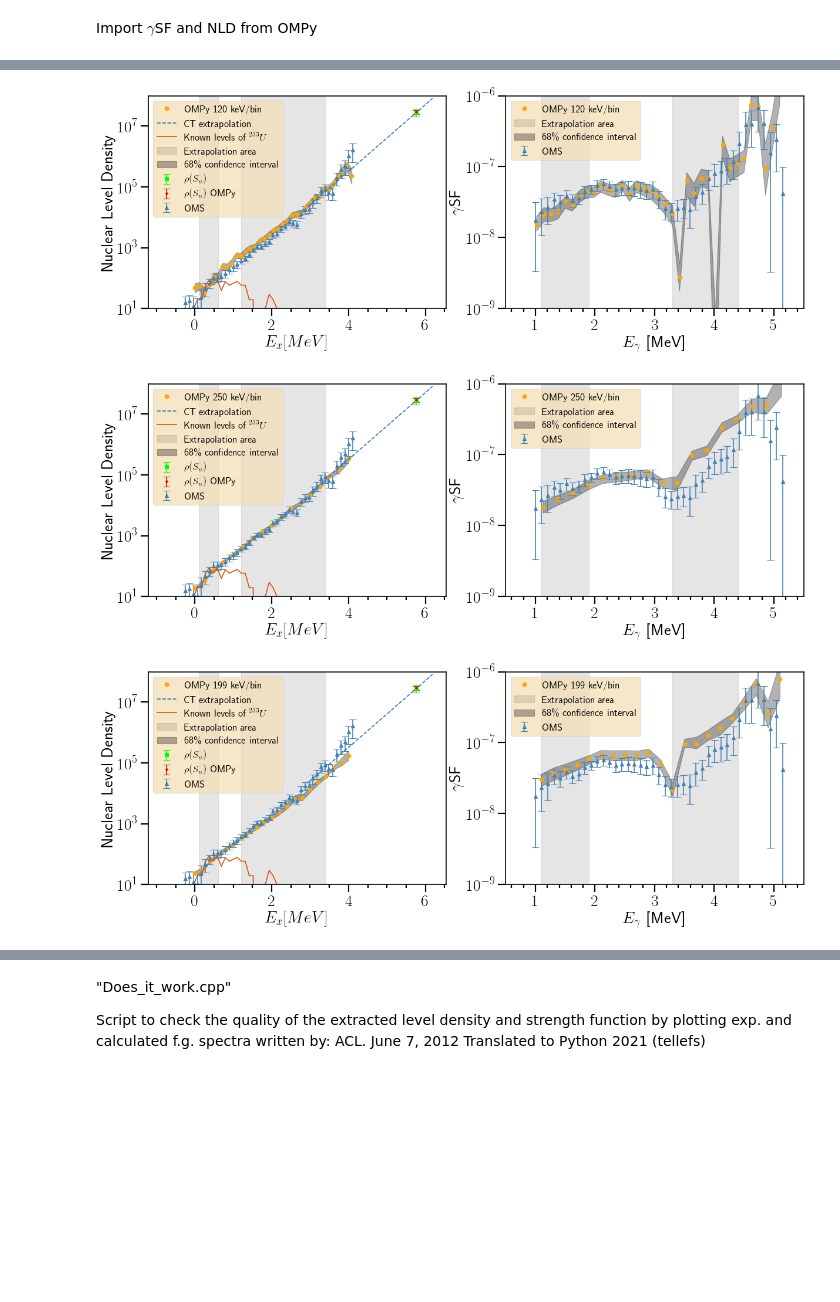
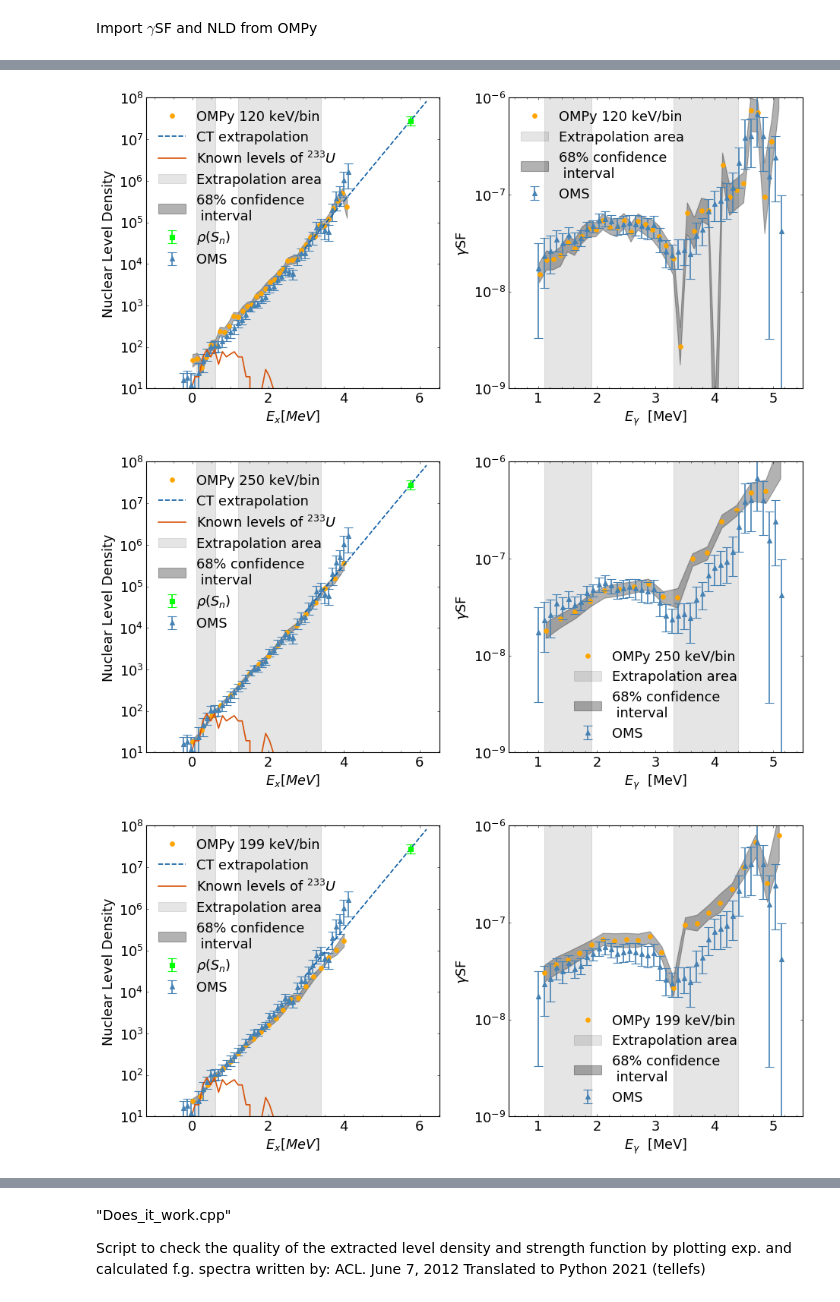
Before and after one commit to tellefs/MasterThesis, a Jupyter notebook: comparing.ipynb, the cells around one changed output, grey strips where cells are left out. Cells and saved outputs as stored; diff of their text form; code cells hidden in the pictures; blank space fills up the shorter version.

```diff
--- a/comparing.ipynb
+++ b/comparing.ipynb
@@ -17,20 +17,3 @@ om.__full_version__;
 np.random.seed(1382398)
 # %%
 from ipynb.fs.full.functions import *
-# %%
-plt.rcParams["figure.dpi"] = 80
-plt.rcParams["errorbar.capsize"] = 5
-plt.rcParams["figure.figsize"] = (10,8)
-plt.rcParams['font.size'] = 25
-plt.rcParams['xtick.major.size'] = 12
-plt.rcParams['xtick.minor.size'] = 5
-plt.rcParams['xtick.major.width'] = 2
-plt.rcParams['xtick.minor.width'] = 2
-plt.rcParams['ytick.major.size'] = 12
-plt.rcParams['ytick.minor.size'] = 5
-plt.rcParams['ytick.major.width'] = 2
-plt.rcParams['ytick.minor.width'] = 2
-plt.rcParams['savefig.dpi'] = 100
-plt.rcParams['lines.linewidth'] = 1.5
-plt.rcParams['axes.linewidth'] = 1.5
-plt.rcParams['text.usetex'] = True
@@ -126,7 +156,7 @@ def plot_gsf_OMPy_vs_OMS(datetime, ax_gsf):
 
     [energy, median, error_upper, error_lower, error] = read_OMPy(datetime)[0]
     #make confidence interval plot
-    ax_gsf.fill_between(energy, error_lower, error_upper, color='black', alpha=0.3, label='68\% confidence interval')
+    ax_gsf.fill_between(energy, error_lower, error_upper, color='black', alpha=0.3, label='68% confidence\n interval')
     ax_gsf.plot(energy, median, marker='o', linestyle='',  color='orange', label='OMPy %.0i keV/bin'%check_kevperbin(energy))
 
 
@@ -141,7 +171,7 @@ def plot_gsf_OMPy_vs_OMS(datetime, ax_gsf):
     ax_gsf.xaxis.set_minor_locator(AutoMinorLocator())
     ax_gsf.set_xlabel('$E_\gamma$  [MeV]')
     ax_gsf.set_ylabel('$\gamma$SF')
-    ax_gsf.legend(fontsize=15, facecolor='wheat', framealpha=0.7)
+    ax_gsf.legend()
 
 fig, ax = plt.subplots()
 plot_gsf_OMPy_vs_OMS('02-04_17:11:09', ax)
@@ -171,15 +201,13 @@ def plot_nld_OMPy_vs_OMS(datetime, ax_nld):
 
     #plotting neutron separation energy
     ax_nld.errorbar(x=Sn, y=rhoSn, yerr=rhoSn_error, marker='s', linestyle='', label='$\\rho(S_n)$', color='lime')
-    ax_nld.errorbar(x=Sn, y=rhoSn_OMPy, yerr=rhoSn_err_OMPy, marker='.', linestyle='', label='$\\rho(S_n)$ OMPy', color='red')
-
 
     #plotting OMS nld
     ax_nld.errorbar(x=energy_nld_OMS[:len(nld_OMS)], y=nld_OMS, yerr=nld_OMS_error,
                 marker='^', linestyle='', label='OMS', color='steelblue')
 
     #plotting OMPy nld
-    ax_nld.fill_between(energy, error_upper, error_lower, color='black', alpha=0.3, label='68\% confidence interval')
+    ax_nld.fill_between(energy, error_upper, error_lower, color='black', alpha=0.3, label='68% confidence\n interval')
     ax_nld.plot(energy, median, marker='o', linestyle='', color='orange', label = 'OMPy %.0i keV/bin'%check_kevperbin(energy))
 
 
@@ -193,7 +221,7 @@ def plot_nld_OMPy_vs_OMS(datetime, ax_nld):
     #NLD axis settings
     ax_nld.set_xlabel('$E_x[MeV]$')
     ax_nld.set_ylabel('Nuclear Level Density')
-    ax_nld.legend(fontsize=15, facecolor='wheat', framealpha=0.7)
+    ax_nld.legend()
     ax_nld.set_yscale('log')
     ax_nld.yaxis.set_minor_locator(AutoMinorLocator())
     ax_nld.xaxis.set_minor_locator(AutoMinorLocator())
@@ -215,17 +243,18 @@ plot_nld_OMPy_vs_OMS('02-08_09:57:20', ax)
 # %%
 def plot_OMPy_vs_OMS(datetime):
-    plt.rcParams["figure.figsize"] = (18,6)
+    plt.rcParams["figure.figsize"] = (12,6)
     fig, (ax_nld, ax_gsf) = plt.subplots(1,2)
+    fig.tight_layout()
     plot_nld_OMPy_vs_OMS(datetime, ax_nld)
     plot_gsf_OMPy_vs_OMS(datetime, ax_gsf)
-    plt.rcParams["figure.figsize"] = (10,10)
+    #plt.rcParams["figure.figsize"] = (10,10)
 
 
 plot_OMPy_vs_OMS('02-04_17:11:09')
 plot_OMPy_vs_OMS('02-04_22:42:51')
 plot_OMPy_vs_OMS('02-04_15:39:51')
 plot_OMPy_vs_OMS('02-08_09:57:20')
 # %% [output]
-[figure, old version]
+[figure, new version]
-[figure, old version]
+[figure, new version]
-[figure, old version]
+[figure, new version]
```
Also changed, not shown: parts of 6 cells of this notebook, 2 other files.
